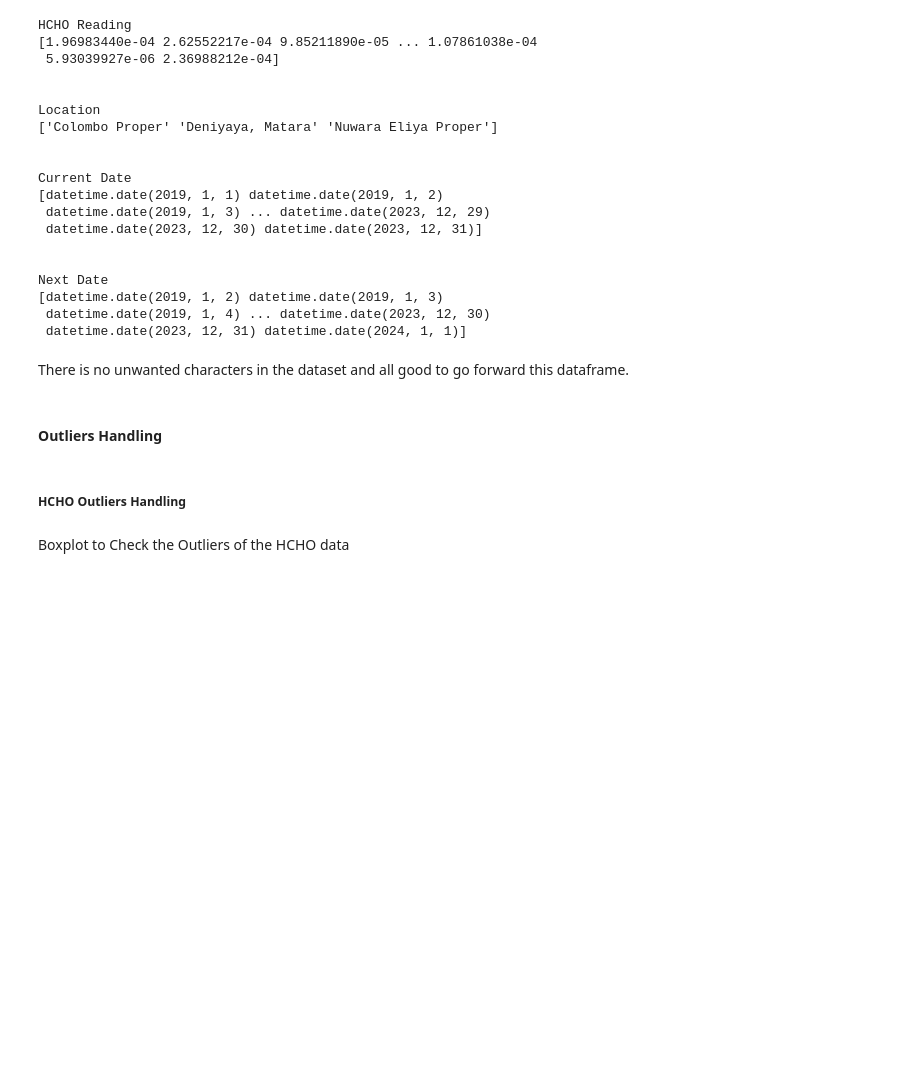
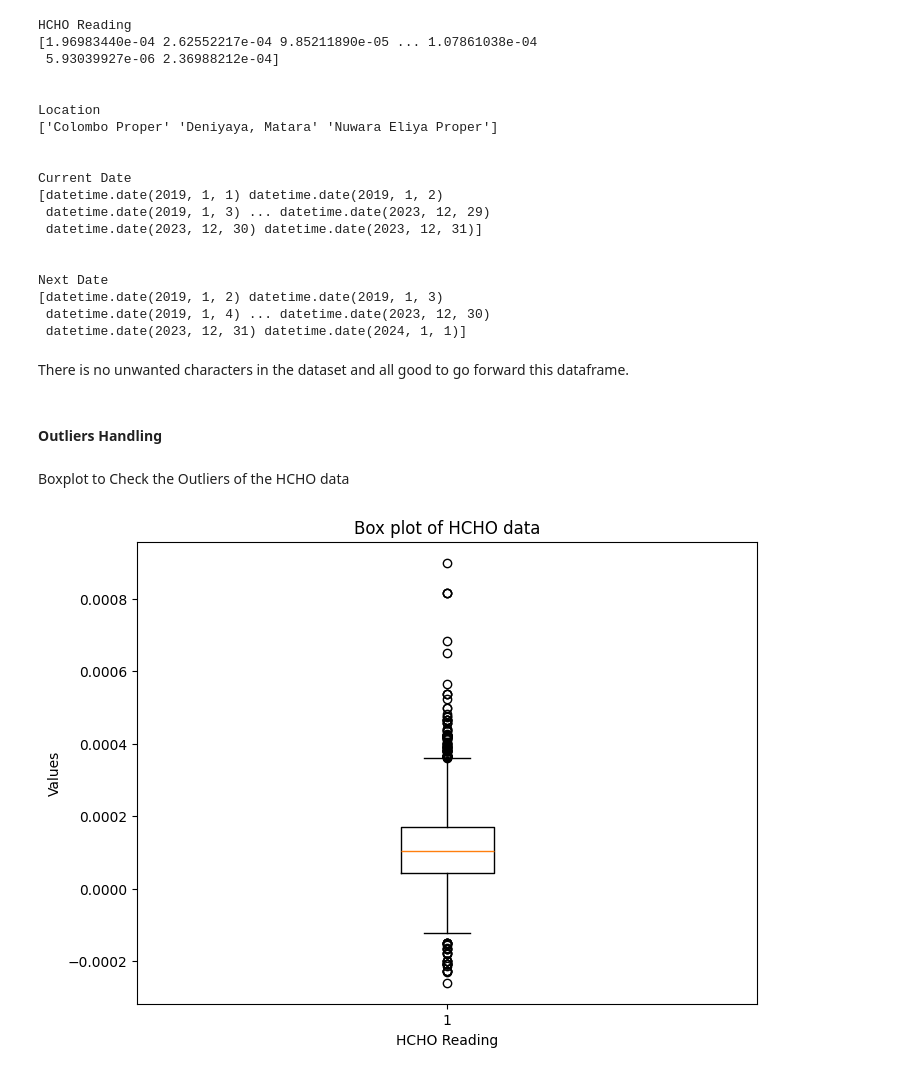
Before and after one commit to SandinMaheeshakya/HCHO-Prediction-Data-Engineering, a Jupyter notebook: Data Pre-Processing.ipynb, the cells around one changed output. Saved outputs shown, nothing was run; the diff lists cells and outputs as text; code cells hidden in the pictures; blank space fills up the shorter version.

Commit message:
Outlier handle methods checking

```diff
--- a/Data Pre-Processing.ipynb
+++ b/Data Pre-Processing.ipynb
@@ -216,7 +216,5 @@ Next Date
 There is no unwanted characters in the dataset and all good to go forward this dataframe.
 # %% [markdown]
 #### Outliers Handling
-# %% [markdown]
-##### HCHO Outliers Handling
 # %% [markdown]
 Boxplot to Check the Outliers of the HCHO data
@@ -224,0 +221,10 @@ Boxplot to Check the Outliers of the HCHO data
+# %%
+# Create a box plot for HCHO feature
+plt.figure(figsize=(8, 6))
+plt.boxplot(pd_col_mat_nuw['HCHO Reading'])
+plt.title('Box plot of HCHO data')
+plt.xlabel('HCHO Reading')
+plt.ylabel('Values')
+plt.show()
+# %% [output]
+[figure, added]
```
Also changed, not shown: parts of 30 cells of this notebook.
